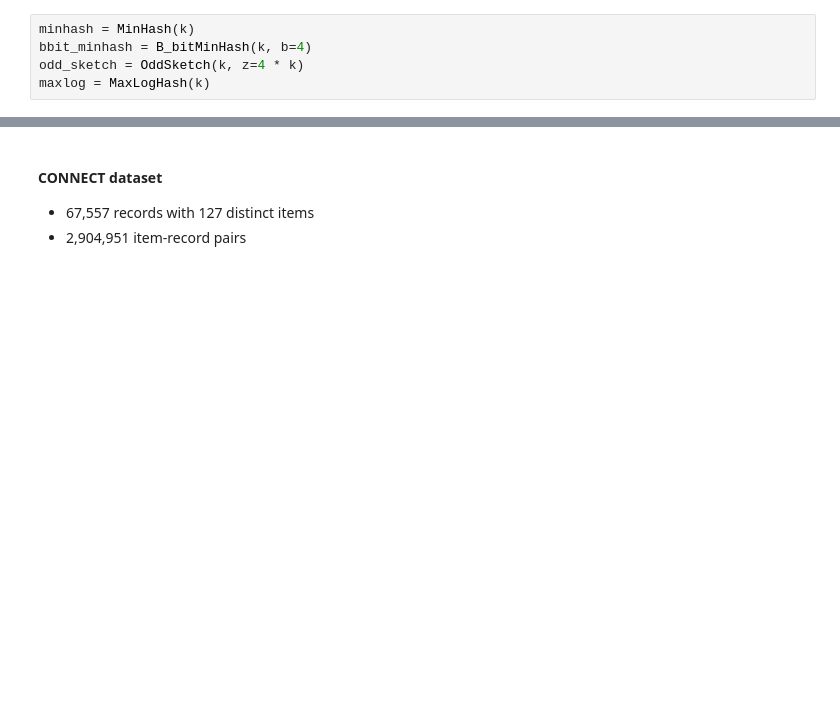
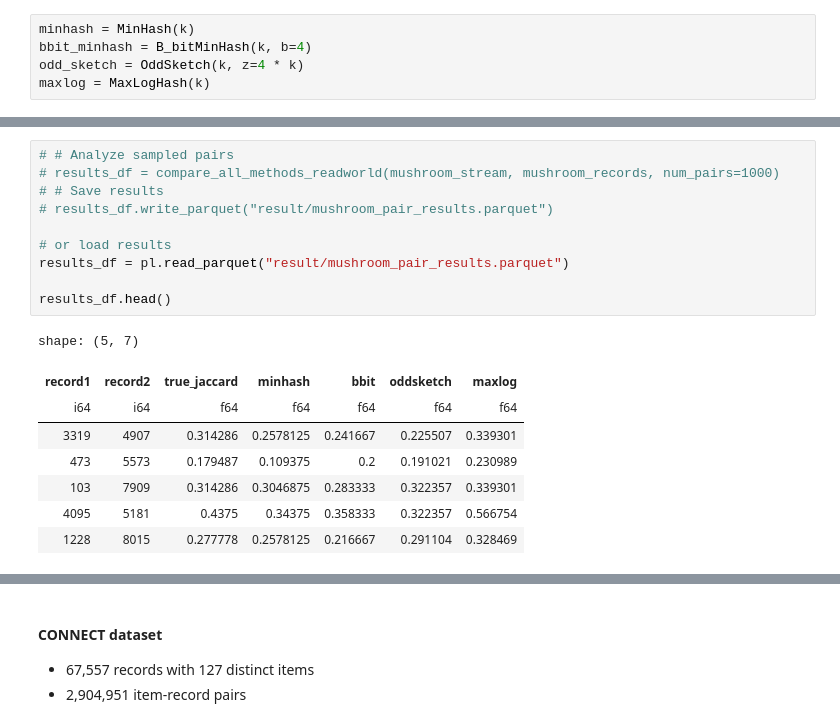
Before and after one commit to junyeongh/cityu-courses, a Jupyter notebook: sdsc3001-2425a/course_project/course-project.ipynb, the cells around one changed output, grey strips where cells are left out. Drawn from its saved outputs; the diff is of its cells as text; blank space fills up the shorter version.

```diff
--- a/sdsc3001-2425a/course_project/course-project.ipynb
+++ b/sdsc3001-2425a/course_project/course-project.ipynb
@@ -133,0 +254,19 @@ maxlog = MaxLogHash(k)
+# %%
+# # Analyze sampled pairs
+# results_df = compare_all_methods_readworld(mushroom_stream, mushroom_records, num_pairs=1000)
+# # Save results
+# results_df.write_parquet("result/mushroom_pair_results.parquet")
+
+# or load results
+results_df = pl.read_parquet("result/mushroom_pair_results.parquet")
+
+results_df.head()
+# %% [output]
+shape: (5, 7)
+| record1 | record2 | true_jaccard | minhash | bbit | oddsketch | maxlog |
+| i64 | i64 | f64 | f64 | f64 | f64 | f64 |
+| 3319 | 4907 | 0.314286 | 0.2578125 | 0.241667 | 0.225507 | 0.339301 |
+| 473 | 5573 | 0.179487 | 0.109375 | 0.2 | 0.191021 | 0.230989 |
+| 103 | 7909 | 0.314286 | 0.3046875 | 0.283333 | 0.322357 | 0.339301 |
+| 4095 | 5181 | 0.4375 | 0.34375 | 0.358333 | 0.322357 | 0.566754 |
+| 1228 | 8015 | 0.277778 | 0.2578125 | 0.216667 | 0.291104 | 0.328469 |
```
Also changed, not shown: parts of 11 cells of this notebook, 4 other files.
